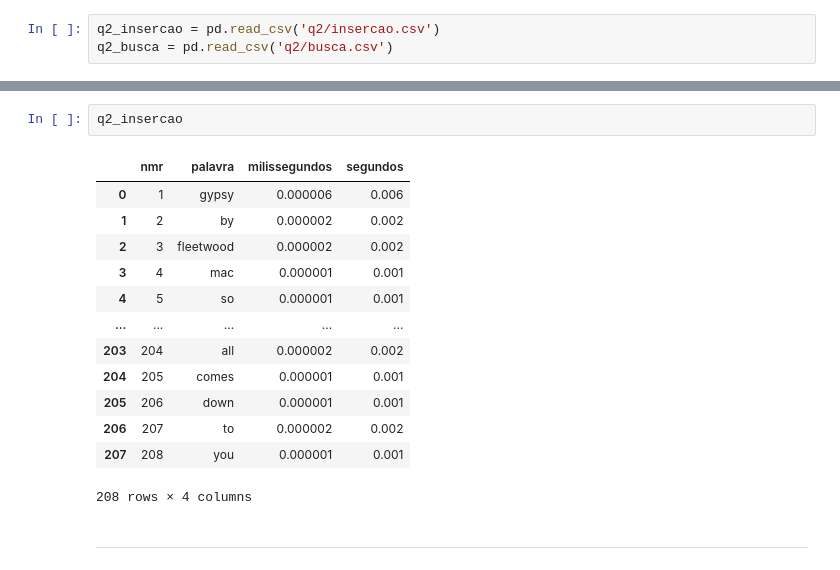
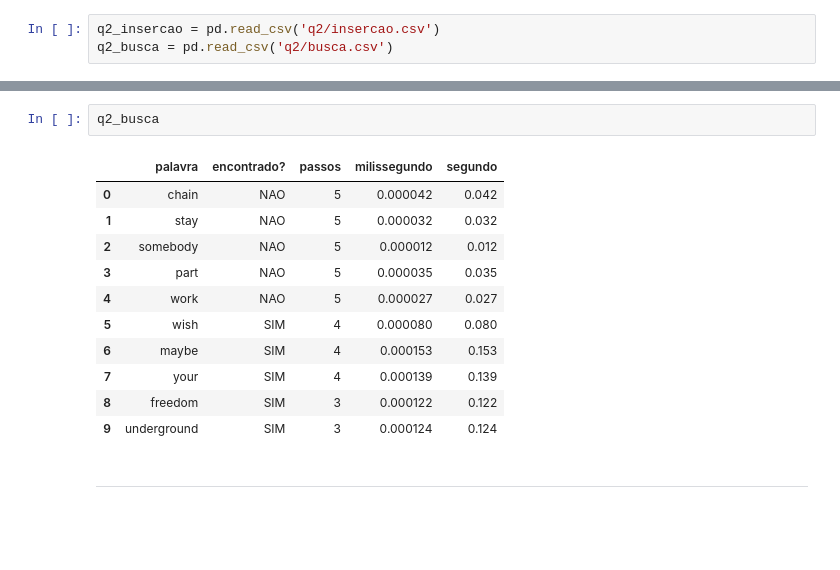
Before and after one commit to taotamat/trabalho2_estruturas2, a Jupyter notebook: graficos_trabalho2_ED2.ipynb, the cells around one changed output, grey strips where cells are left out. Cells and saved outputs as stored; diff of their text form; blank space fills up the shorter version.

```diff
--- a/graficos_trabalho2_ED2.ipynb
+++ b/graficos_trabalho2_ED2.ipynb
@@ -45,19 +57,17 @@ q2_busca = pd.read_csv('q2/busca.csv')
 # %%
-q2_insercao
+q2_busca
 # %% [output]
-|  | nmr | palavra | milissegundos | segundos |
-| 0 | 1 | gypsy | 0.000006 | 0.006 |
-| 1 | 2 | by | 0.000002 | 0.002 |
-| 2 | 3 | fleetwood | 0.000002 | 0.002 |
-| 3 | 4 | mac | 0.000001 | 0.001 |
-| 4 | 5 | so | 0.000001 | 0.001 |
-| ... | ... | ... | ... | ... |
-| 203 | 204 | all | 0.000002 | 0.002 |
-| 204 | 205 | comes | 0.000001 | 0.001 |
-| 205 | 206 | down | 0.000001 | 0.001 |
-| 206 | 207 | to | 0.000002 | 0.002 |
-| 207 | 208 | you | 0.000001 | 0.001 |
+|  | palavra | encontrado? | passos | milissegundo | segundo |
+| 0 | chain | NAO | 5 | 0.000042 | 0.042 |
+| 1 | stay | NAO | 5 | 0.000032 | 0.032 |
+| 2 | somebody | NAO | 5 | 0.000012 | 0.012 |
+| 3 | part | NAO | 5 | 0.000035 | 0.035 |
+| 4 | work | NAO | 5 | 0.000027 | 0.027 |
+| 5 | wish | SIM | 4 | 0.000080 | 0.080 |
+| 6 | maybe | SIM | 4 | 0.000153 | 0.153 |
+| 7 | your | SIM | 4 | 0.000139 | 0.139 |
+| 8 | freedom | SIM | 3 | 0.000122 | 0.122 |
+| 9 | underground | SIM | 3 | 0.000124 | 0.124 |
-208 rows × 4 columns
 # %% [markdown]
 ---
 # %% [markdown]
```
Also changed, not shown: parts of 11 cells of this notebook, 1 other file.
